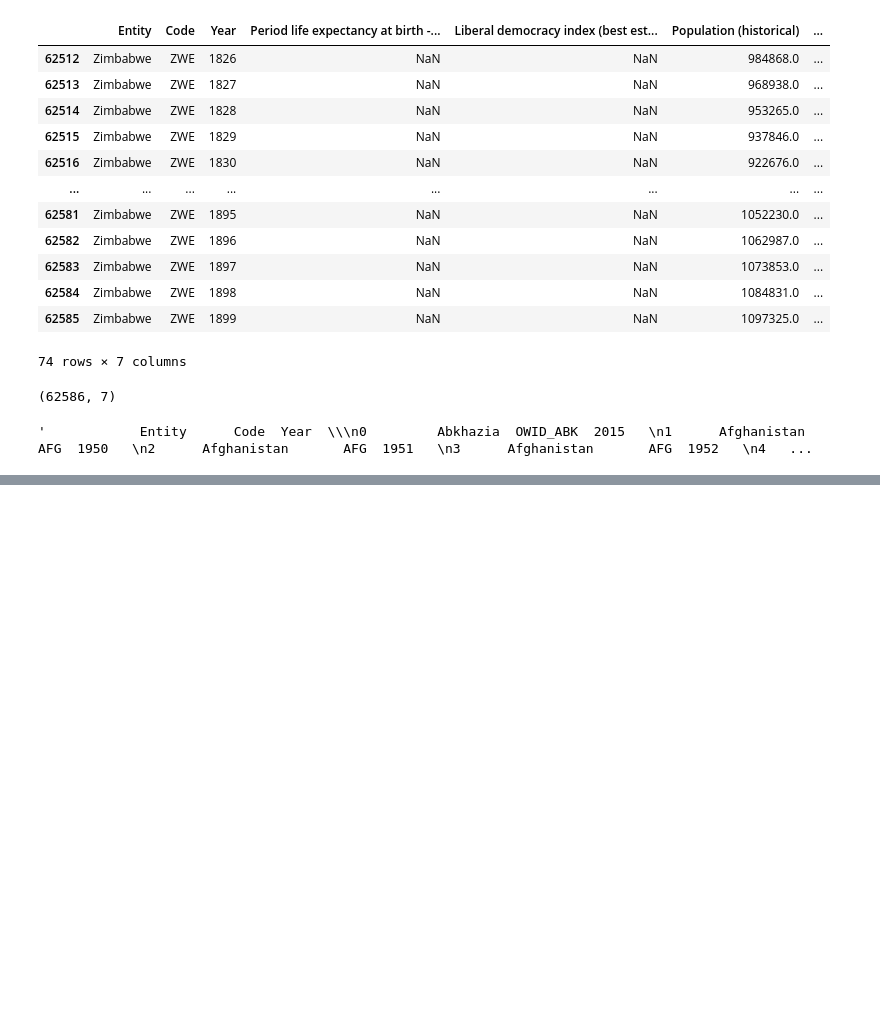
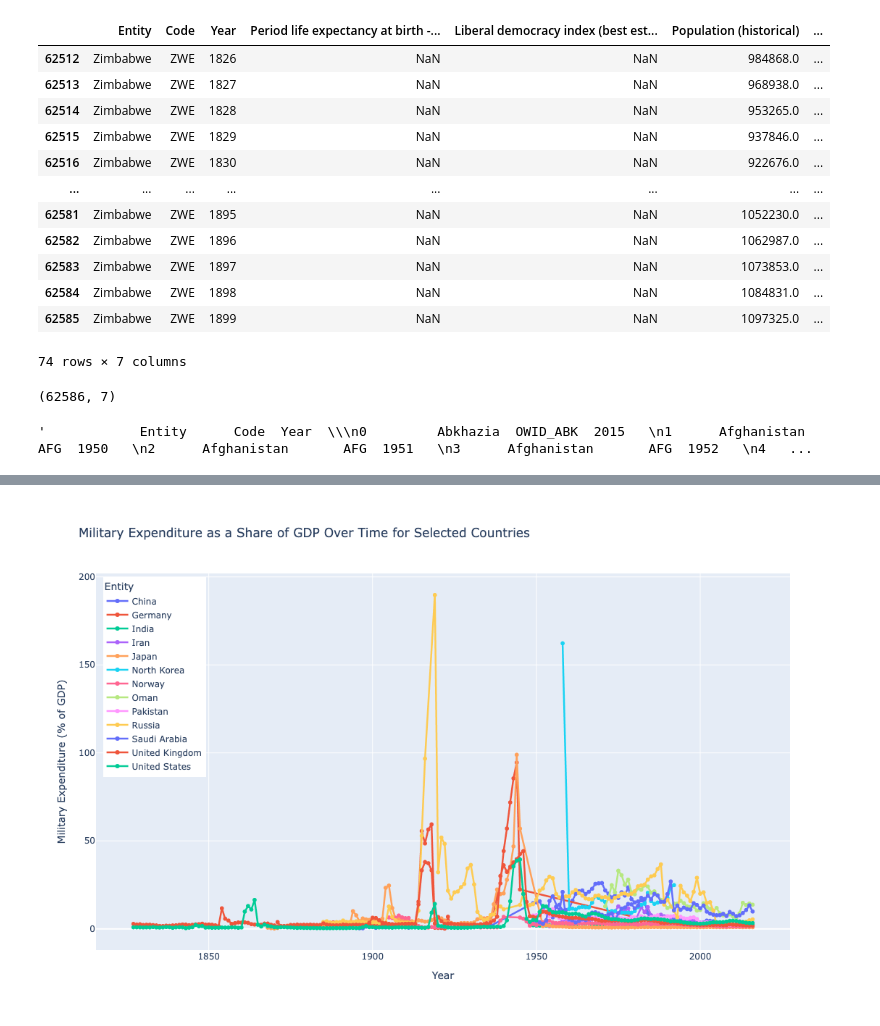
Before and after one commit to tkBischoff/DataVizDemocracy, a Jupyter notebook: zabi.ipynb, the cells around one changed output, grey strips where cells are left out. Cells and saved outputs as stored; diff of their text form; code cells hidden in the pictures; blank space fills up the shorter version.

```diff
--- a/zabi.ipynb
+++ b/zabi.ipynb
@@ -254,0 +267,35 @@ See the caveats in the documentation: https://pandas.pydata.org/pandas-docs/stab
+# %%
+# Create the figure
+fig = go.Figure()
+
+# Filter the DataFrame for selected countries
+selected_countries = ['India', 'United States', 'China', 'Germany', 'Russia', 'United Kingdom', 'North Korea', 'Saudi Arabia', 'Pakistan', 'Norway', 'Oman', 'Japan', 'Iran']
+df_filtered = military_expenditure_gdp_clean[military_expenditure_gdp_clean['Entity'].isin(selected_countries)]
+
+# Create the plot
+fig = px.line(df_filtered, x='Year', y='Military expenditure as a share of GDP (OWID calculated based on NMC, COW & SIPRI (2017))',
+              color='Entity',
+              title='Military Expenditure as a Share of GDP Over Time for Selected Countries',
+              labels={'Military expenditure as a share of GDP (OWID calculated based on NMC, COW & SIPRI (2017))': 'Military Expenditure (% of GDP)'},
+              line_group='Entity',
+              height=700)
+
+# Update layout for better readability
+fig.update_layout(
+    hovermode='x unified',
+    legend=dict(
+        yanchor="top",
+        y=0.99,
+        xanchor="left",
+        x=0.01
+    ),
+    template="plotly"
+)
+
+# Update traces to increase line width
+fig.update_traces(line=dict(width=2.5))  # Increase the width to 3, adjust as necessary
+fig.update_traces(mode="markers+lines", hovertemplate=None)
+
+fig.show()
+# %% [output]
+[figure, added]
```
Also changed, not shown: parts of 14 cells of this notebook, 2 other files.
